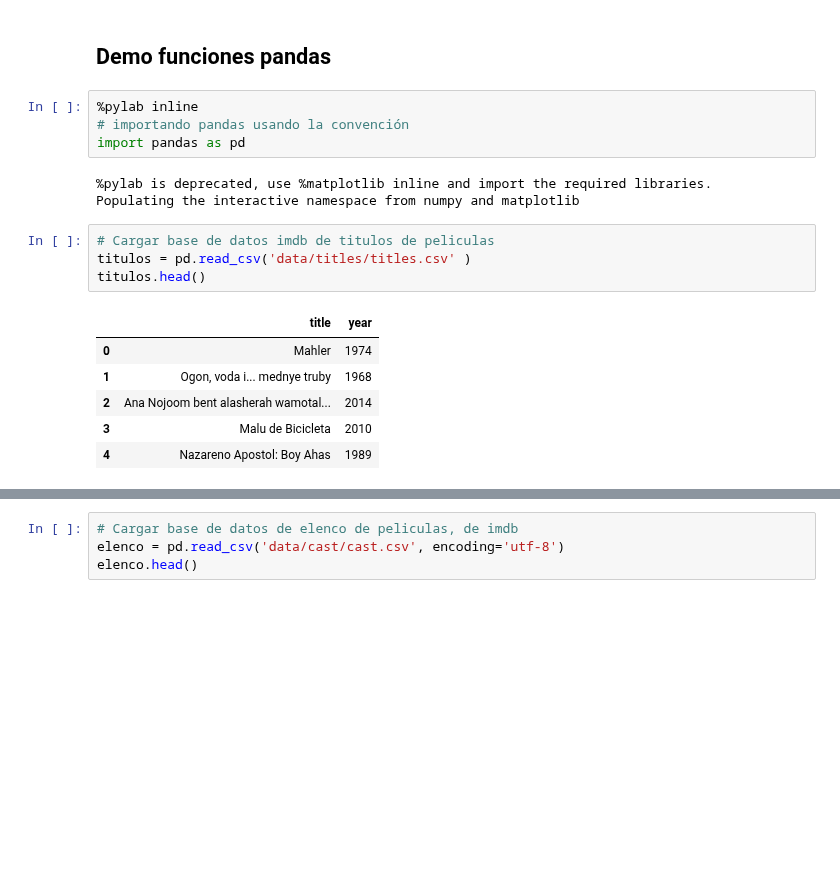
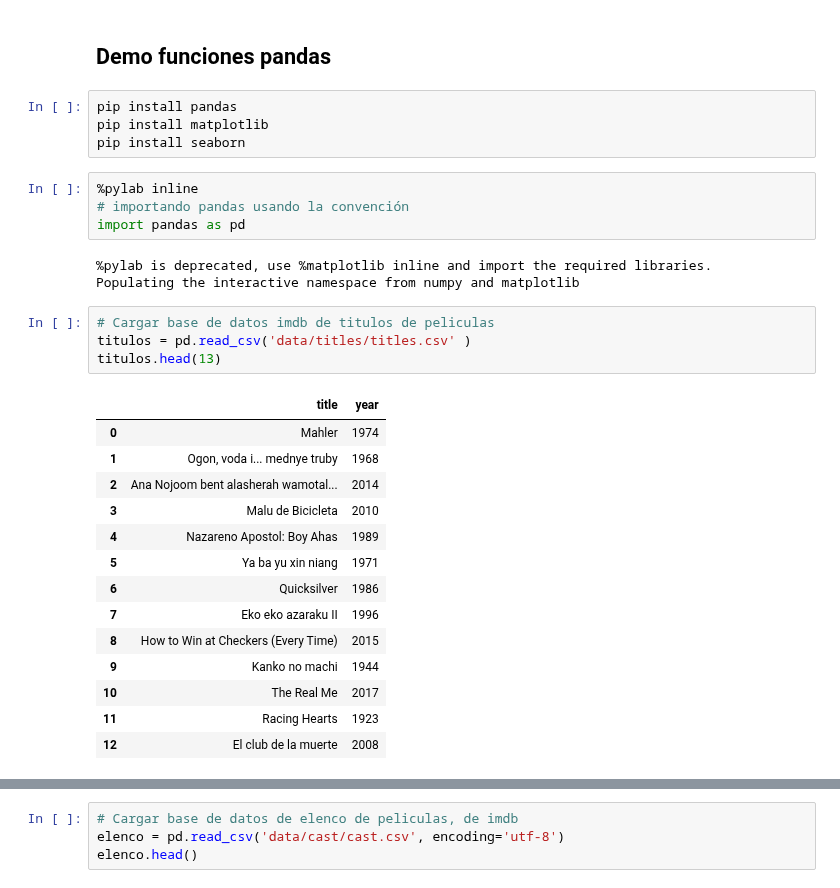
Before and after one commit to MichaelDuran/Programacion-I, a Jupyter notebook: Unidad 2/4. pandas-ejercicios-1.ipynb, the cells around one changed output, grey strips where cells are left out. Cells and saved outputs as stored; diff of their text form; blank space fills up the shorter version.

Commit message:
code check

```diff
--- a/Unidad 2/4. pandas-ejercicios-1.ipynb
+++ b/Unidad 2/4. pandas-ejercicios-1.ipynb
@@ -1,5 +1,9 @@
 # %% [markdown]
 ## Demo funciones pandas
+# %%
+pip install pandas
+pip install matplotlib
+pip install seaborn
 # %%
 %pylab inline
 # importando pandas usando la convención
@@ -10,14 +14,22 @@ Populating the interactive namespace from numpy and matplotlib
 # %%
 # Cargar base de datos imdb de titulos de peliculas
 titulos = pd.read_csv('data/titles/titles.csv' )
-titulos.head()
+titulos.head(13)
 # %% [output]
 |  | title | year |
 | 0 | Mahler | 1974 |
 | 1 | Ogon, voda i... mednye truby | 1968 |
 | 2 | Ana Nojoom bent alasherah wamotal... | 2014 |
 | 3 | Malu de Bicicleta | 2010 |
 | 4 | Nazareno Apostol: Boy Ahas | 1989 |
+| 5 | Ya ba yu xin niang | 1971 |
+| 6 | Quicksilver | 1986 |
+| 7 | Eko eko azaraku II | 1996 |
+| 8 | How to Win at Checkers (Every Time) | 2015 |
+| 9 | Kanko no machi | 1944 |
+| 10 | The Real Me | 2017 |
+| 11 | Racing Hearts | 1923 |
+| 12 | El club de la muerte | 2008 |
 # %%
 pd.__version__
 # %% [output]
```
Also changed, not shown: parts of 3 cells of this notebook.
